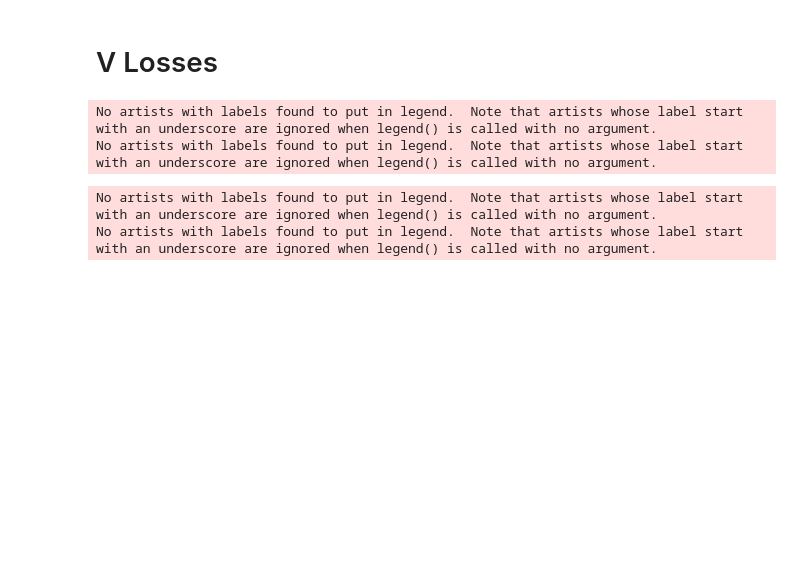
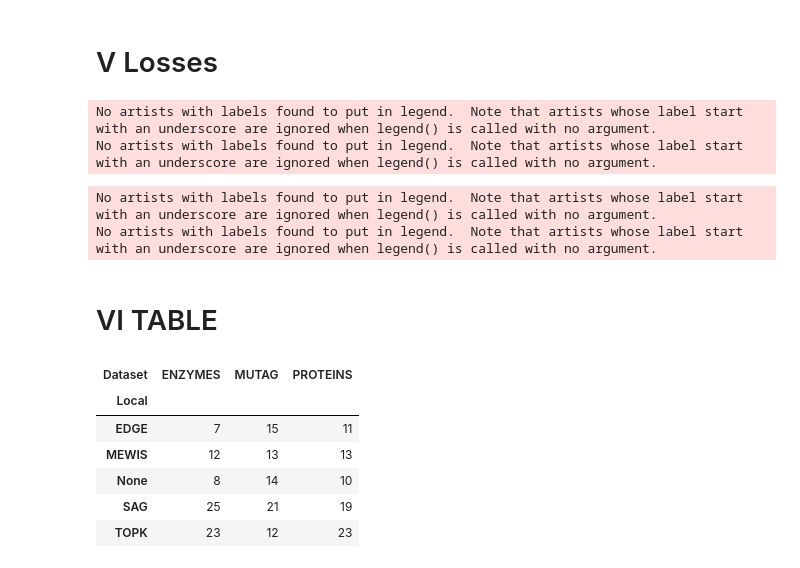
Before and after one commit to AntoineTSP/ML_research_seminar, a Jupyter notebook: Visualisation/Resultats_graphiques_GNN.ipynb, the cells around one changed output. Drawn from its saved outputs; the diff is of its cells as text; code cells hidden in the pictures; blank space fills up the shorter version.

```diff
--- a/Visualisation/Resultats_graphiques_GNN.ipynb
+++ b/Visualisation/Resultats_graphiques_GNN.ipynb
@@ -124,3 +241,5 @@ plot_acc_full_train_time(list_dict)
 # %% [output]
 No artists with labels found to put in legend.  Note that artists whose label start with an underscore are ignored when legend() is called with no argument.
 No artists with labels found to put in legend.  Note that artists whose label start with an underscore are ignored when legend() is called with no argument.
+# %% [markdown]
+# VI TABLE
@@ -126,0 +248,10 @@ No artists with labels found to put in legend.  Note that artists whose label st
+# %%
+average_ranking_df_pooling
+# %% [output]
+| Dataset | ENZYMES | MUTAG | PROTEINS |
+| Local |  |  |  |
+| EDGE | 7 | 15 | 11 |
+| MEWIS | 12 | 13 | 13 |
+| None | 8 | 14 | 10 |
+| SAG | 25 | 21 | 19 |
+| TOPK | 23 | 12 | 23 |
```
Also changed, not shown: parts of 12 cells of this notebook, 24 other files.
